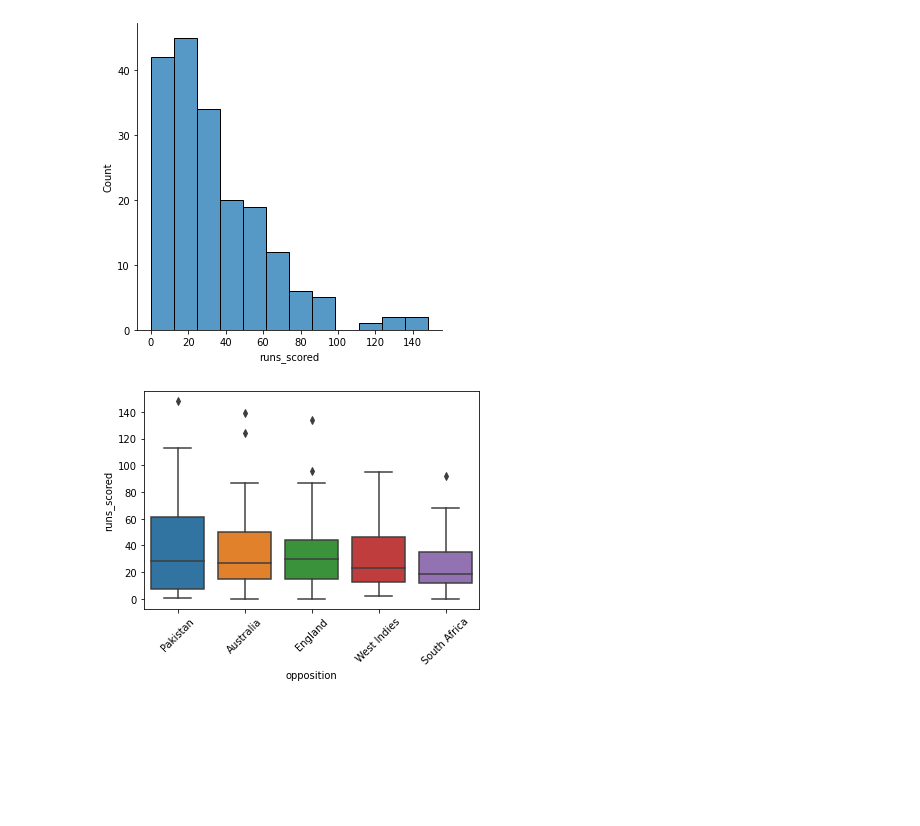
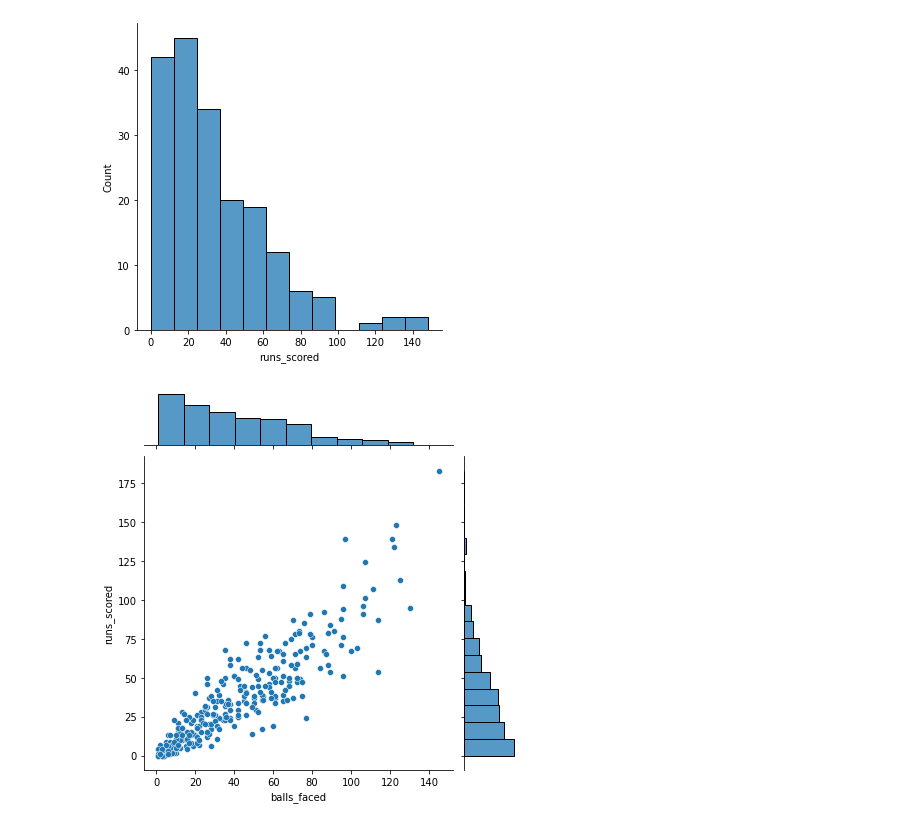
Before and after one commit to vipinbhagat123/Pandas, a Jupyter notebook: Pandas2/pandas_day2.ipynb, the cells around one changed output. Cells and saved outputs as stored; diff of their text form; code cells hidden in the pictures; blank space fills up the shorter version.

```diff
--- a/Pandas2/pandas_day2.ipynb
+++ b/Pandas2/pandas_day2.ipynb
@@ -597,10 +597,3 @@ plt.show()
 # we see that there is a right/positive skew, so there is a long tail to the right
 # %% [output]
 [figure]
-# %%
-# Rewdraw boxplot but on filtered opposition list
-sns.boxplot(x='opposition', y='runs_scored', data=df_filtered)
-plt.xticks(rotation=45)
-plt.show()
-# %% [output]
-[figure, removed]
@@ -608,0 +600,6 @@ plt.show()
+# %%
+#ScatterPlot
+sns.jointplot(x='balls_faced',y='runs_scored',data=df_new,kind='scatter')
+plt.show()
+# %% [output]
+[figure, added]
```
Also changed, not shown: parts of 4 cells of this notebook, 7 other files.
